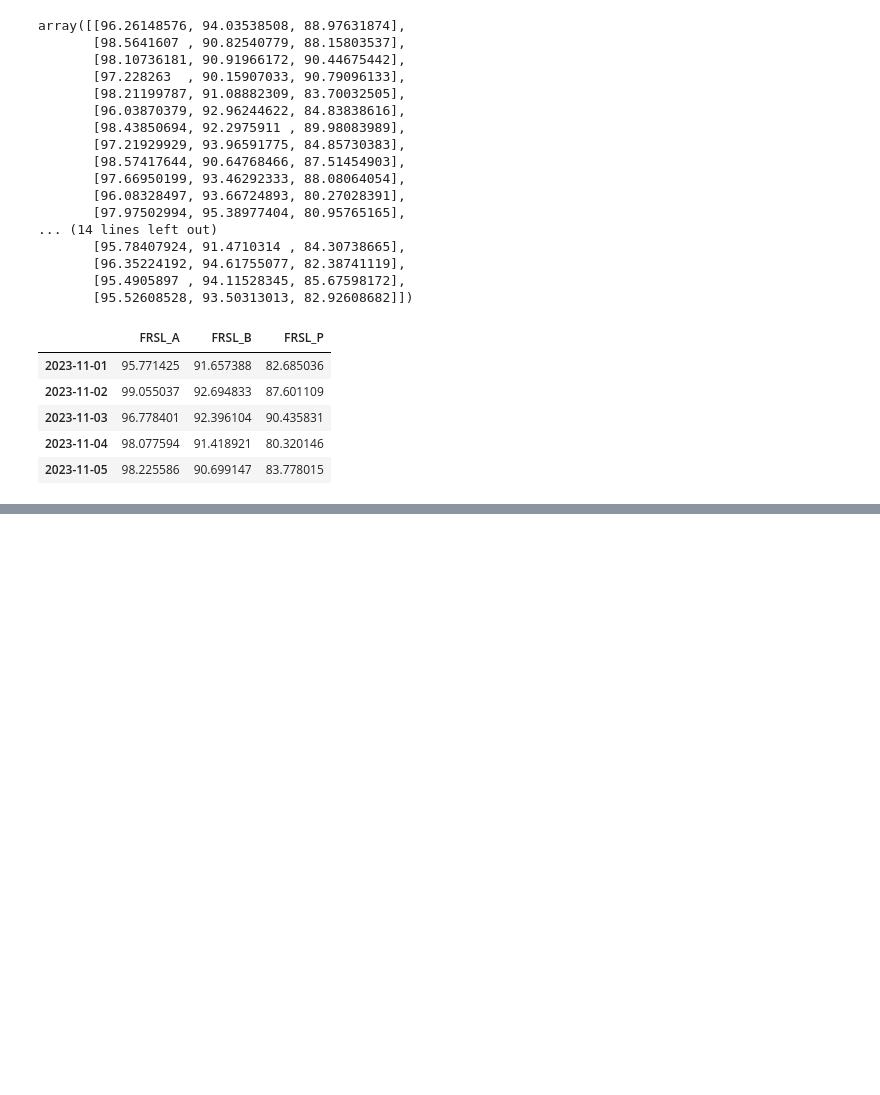
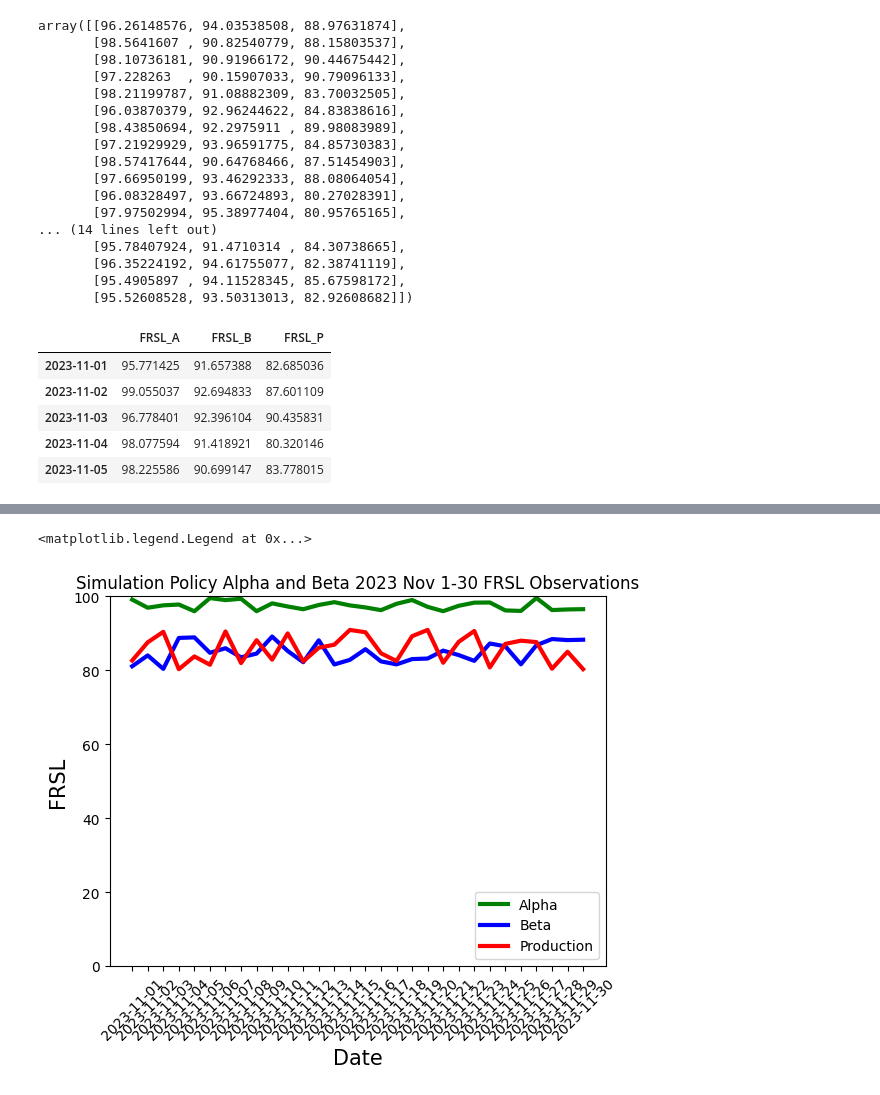
Before and after one commit to paulbright/Python, a Jupyter notebook: test_scaling.ipynb, the cells around one changed output, grey strips where cells are left out. Saved outputs shown, nothing was run; the diff lists cells and outputs as text; code cells hidden in the pictures; blank space fills up the shorter version.

```diff
--- a/test_scaling.ipynb
+++ b/test_scaling.ipynb
@@ -195,0 +229,34 @@ plt.legend(loc="upper right")
+# %%
+import pandas as pd
+import numpy as np
+from datetime import datetime
+
+#actual history simulation
+sim_actual_dates = pd.date_range("2023-11-01", "2023-11-30", freq="D")
+sim_actual_a_data =  np.random.uniform(low=96, high=99.8, size=(30,))
+sim_actual_b_data =  np.random.uniform(low=80, high=90, size=(30,))
+sim_actual_p_data =  p_data
+
+sim_actual_data =  np.dstack([sim_actual_a_data,sim_actual_b_data,sim_actual_p_data])[0]
+sim_actual_df = pd.DataFrame(sim_actual_data, index=sim_actual_dates, columns=("FRSL_A", "FRSL_B", "FRSL_P"))
+# %%
+import matplotlib
+import matplotlib.pyplot as plt
+
+plt.title("Simulation Policy Alpha and Beta 2023 Nov 1-30 FRSL Observations")
+plt.plot(sim_actual_df.index, sim_actual_df['FRSL_A'], color='green', linewidth=3, label="Alpha")
+plt.plot(sim_actual_df.index, sim_actual_df['FRSL_B'], color='blue', linewidth=3,  label="Beta")
+plt.plot(sim_actual_df.index, sim_actual_df['FRSL_P'], color='red', linewidth=3,  label="Production")
+
+ax = plt.gca()
+ax.set_ylim([0, 100])
+
+plt.xlabel('Date', fontsize=15)
+plt.ylabel('FRSL', fontsize=15)
+
+ticks = list(sim_actual_df.index)
+plt.xticks(ticks, rotation=45)
+plt.legend(loc="lower right")
+# %% [output]
+<matplotlib.legend.Legend at 0x...>
+[figure, added]
```
Also changed, not shown: parts of 3 cells of this notebook.
